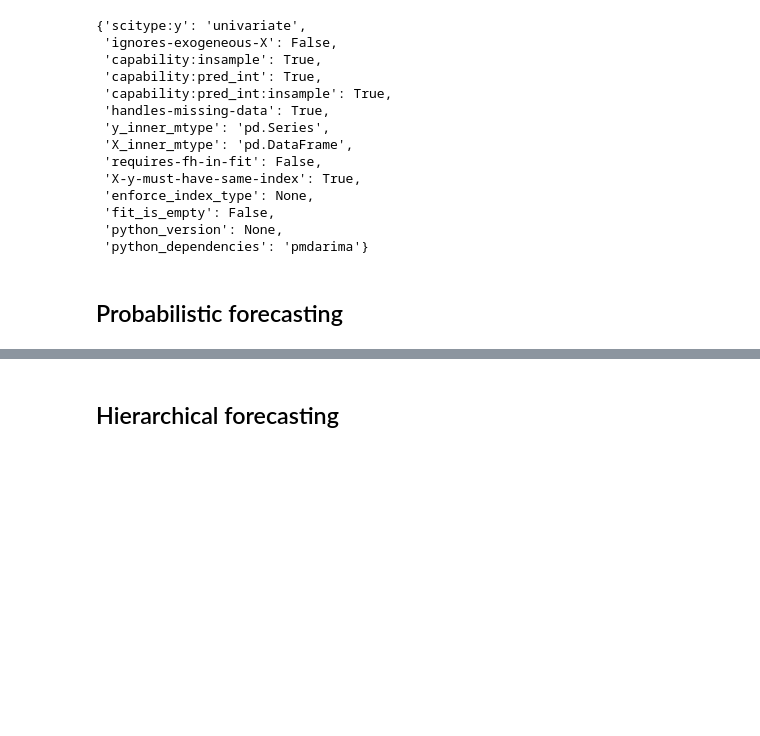
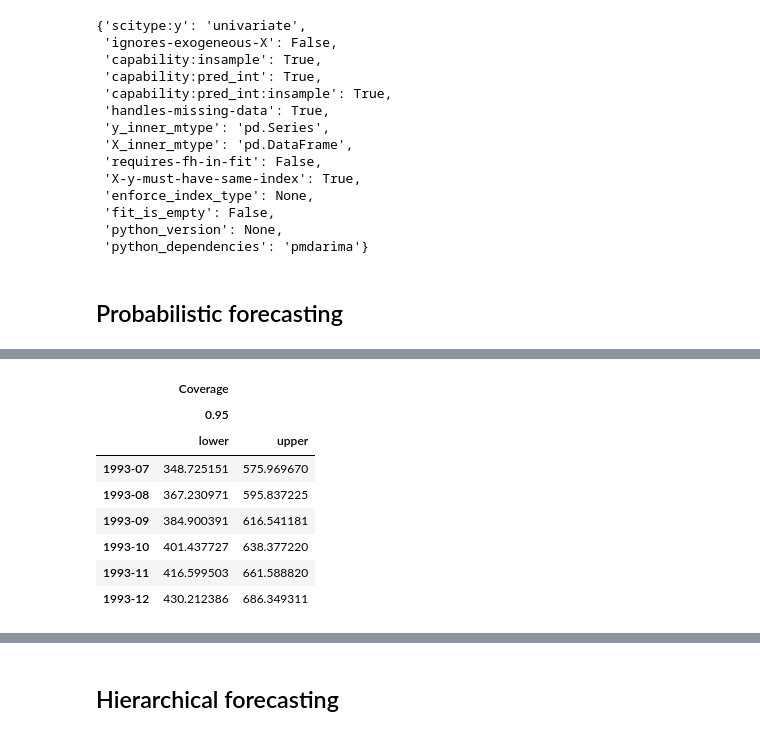
Before and after one commit to sktime/sktime-tutorial-ODSC-Europe-2023, a Jupyter notebook: notebooks/02_forecasting.ipynb, the cells around one changed output, grey strips where cells are left out. Saved outputs shown, nothing was run; the diff lists cells and outputs as text; code cells hidden in the pictures; blank space fills up the shorter version.

```diff
--- a/notebooks/02_forecasting.ipynb
+++ b/notebooks/02_forecasting.ipynb
@@ -382,0 +440,12 @@ forecaster.get_class_tags()
+# %%
+forecaster.predict_interval(coverage=0.95)
+# %% [output]
+|  | Coverage |  |
+|  | 0.95 |  |
+|  | lower | upper |
+| 1993-07 | 348.725151 | 575.969670 |
+| 1993-08 | 367.230971 | 595.837225 |
+| 1993-09 | 384.900391 | 616.541181 |
+| 1993-10 | 401.437727 | 638.377220 |
+| 1993-11 | 416.599503 | 661.588820 |
+| 1993-12 | 430.212386 | 686.349311 |
```
Also changed, not shown: parts of 7 cells of this notebook.
